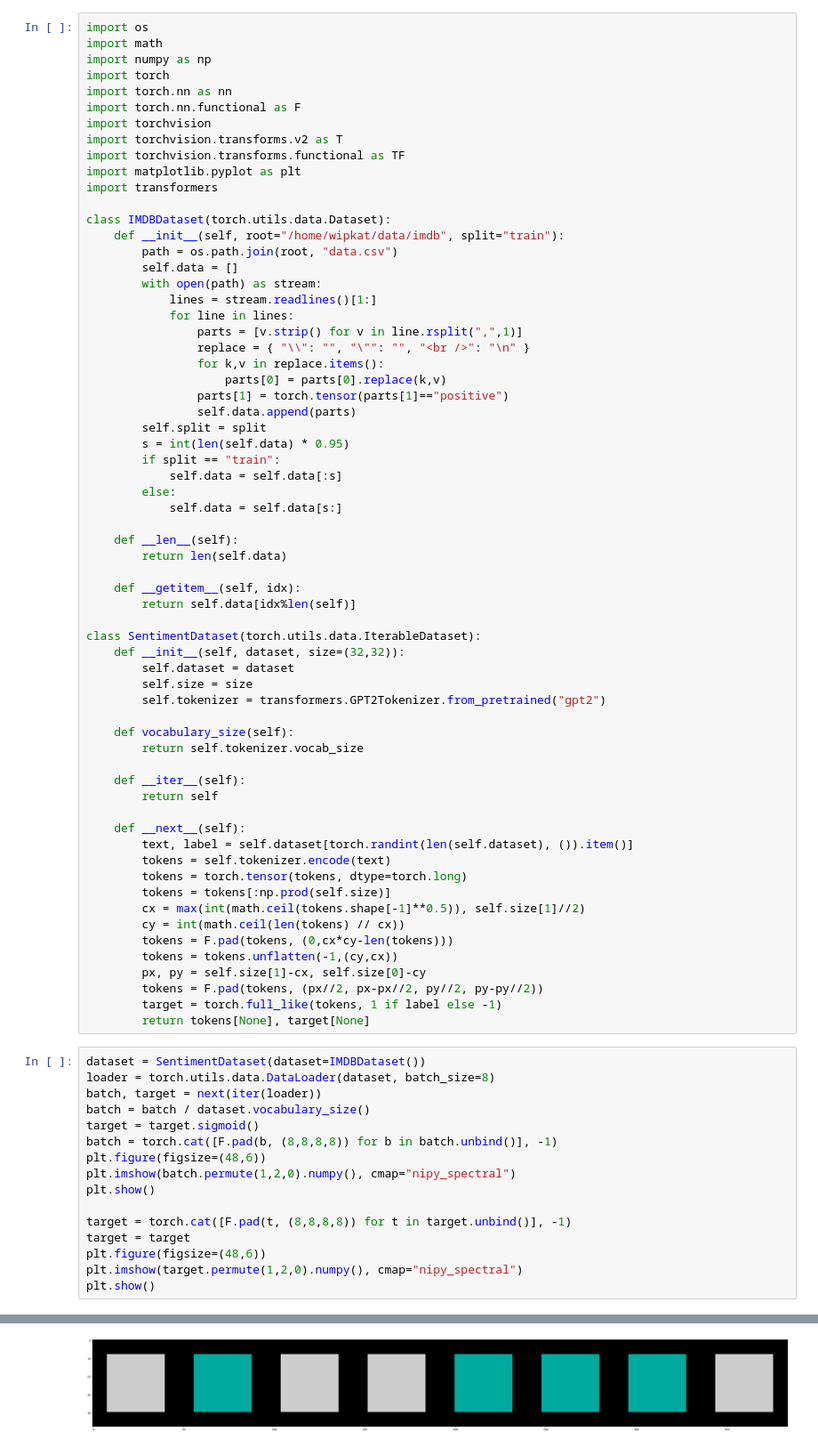
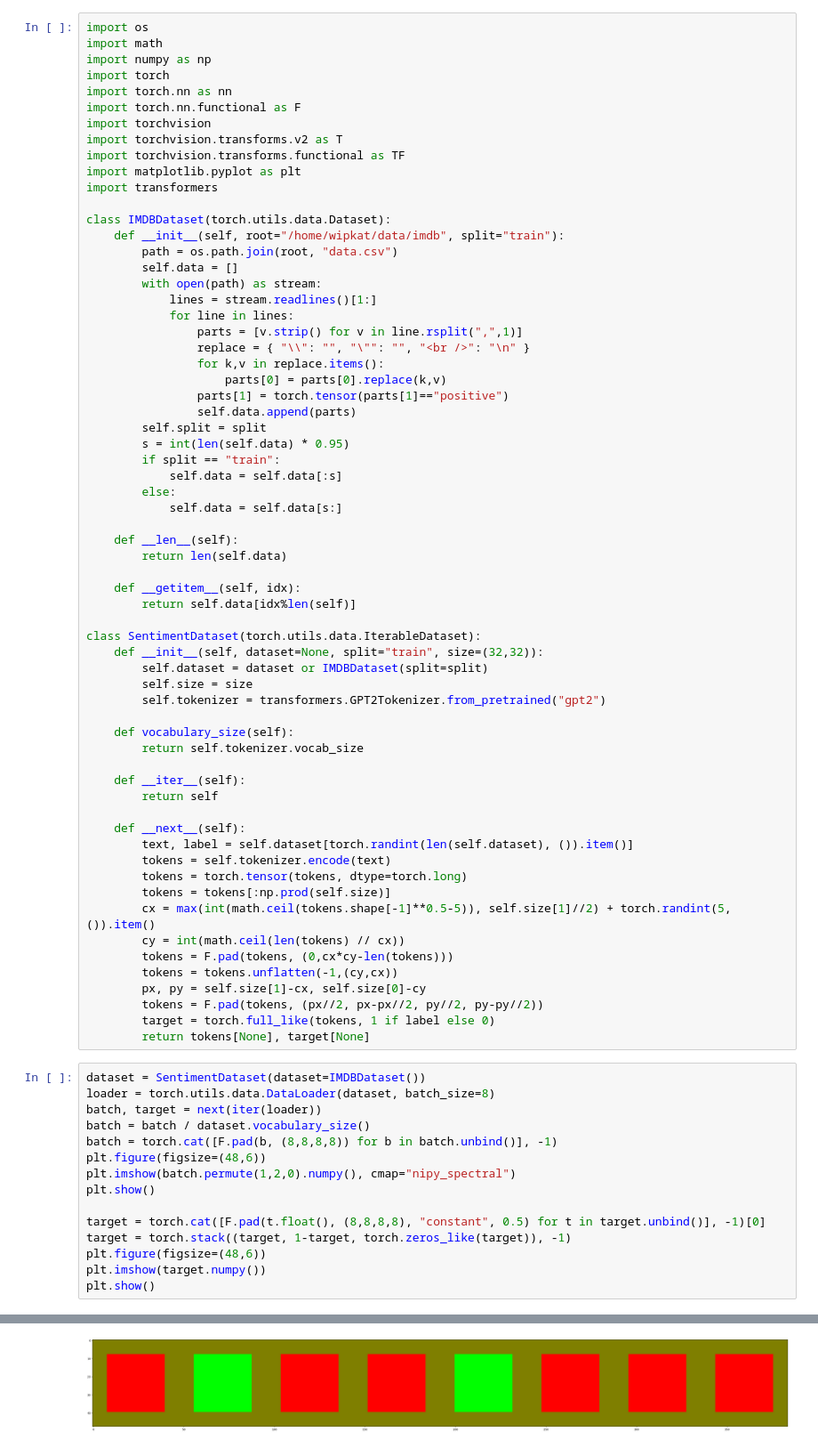
Before and after one commit to limitz/agi-challenges, a Jupyter notebook: Challenge-007.ipynb, the cells around one changed output, grey strips where cells are left out. Shown: that part at 89% size. Saved outputs shown, nothing was run; the diff lists cells and outputs as text.

```diff
--- a/Challenge-007.ipynb
+++ b/Challenge-007.ipynb
@@ -38,8 +38,8 @@ class IMDBDataset(torch.utils.data.Dataset):
         return self.data[idx%len(self)]
 
 class SentimentDataset(torch.utils.data.IterableDataset):
-    def __init__(self, dataset, size=(32,32)):
-        self.dataset = dataset
+    def __init__(self, dataset=None, split="train", size=(32,32)):
+        self.dataset = dataset or IMDBDataset(split=split)
         self.size = size
         self.tokenizer = transformers.GPT2Tokenizer.from_pretrained("gpt2")
 
@@ -54,28 +54,27 @@ class SentimentDataset(torch.utils.data.IterableDataset):
         tokens = self.tokenizer.encode(text)
         tokens = torch.tensor(tokens, dtype=torch.long)
         tokens = tokens[:np.prod(self.size)]
-        cx = max(int(math.ceil(tokens.shape[-1]**0.5)), self.size[1]//2)
+        cx = max(int(math.ceil(tokens.shape[-1]**0.5-5)), self.size[1]//2) + torch.randint(5,()).item()
         cy = int(math.ceil(len(tokens) // cx))
         tokens = F.pad(tokens, (0,cx*cy-len(tokens)))
         tokens = tokens.unflatten(-1,(cy,cx))
         px, py = self.size[1]-cx, self.size[0]-cy
         tokens = F.pad(tokens, (px//2, px-px//2, py//2, py-py//2))
-        target = torch.full_like(tokens, 1 if label else -1)
+        target = torch.full_like(tokens, 1 if label else 0)
         return tokens[None], target[None]
 # %%
 dataset = SentimentDataset(dataset=IMDBDataset())
 loader = torch.utils.data.DataLoader(dataset, batch_size=8)
 batch, target = next(iter(loader))
 batch = batch / dataset.vocabulary_size()
-target = target.sigmoid()
 batch = torch.cat([F.pad(b, (8,8,8,8)) for b in batch.unbind()], -1)
 plt.figure(figsize=(48,6))
 plt.imshow(batch.permute(1,2,0).numpy(), cmap="nipy_spectral")
 plt.show()
 
-target = torch.cat([F.pad(t, (8,8,8,8)) for t in target.unbind()], -1)
-target = target
+target = torch.cat([F.pad(t.float(), (8,8,8,8), "constant", 0.5) for t in target.unbind()], -1)[0]
+target = torch.stack((target, 1-target, torch.zeros_like(target)), -1)
 plt.figure(figsize=(48,6))
-plt.imshow(target.permute(1,2,0).numpy(), cmap="nipy_spectral")
+plt.imshow(target.numpy())
 plt.show()
 # %% [output]
@@ -83 +82 @@ plt.show()
-[figure, old version]
+[figure, new version]
```
Also changed, not shown: parts of 1 cell of this notebook.
